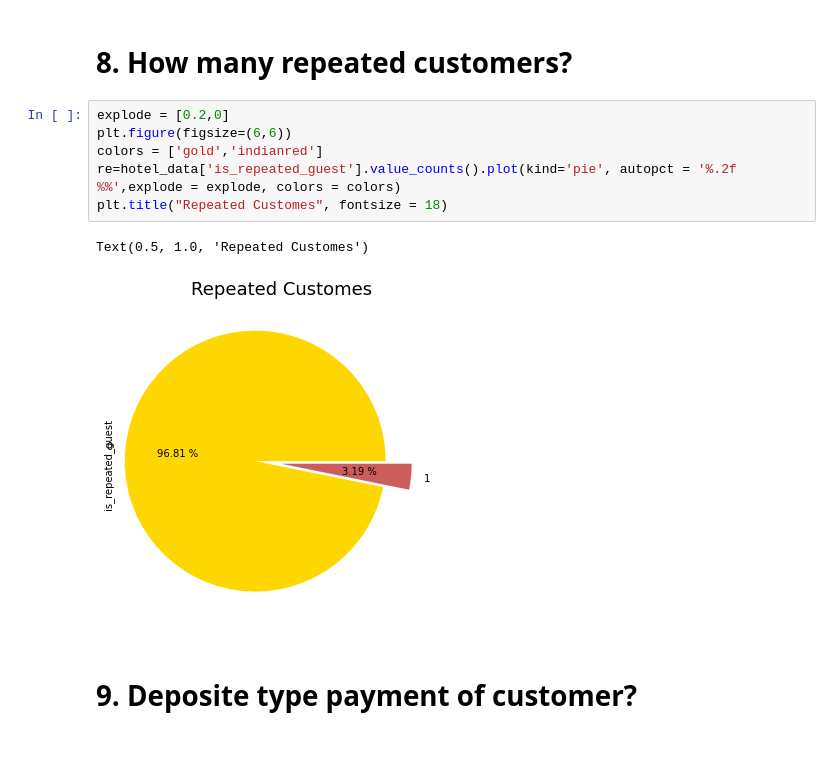
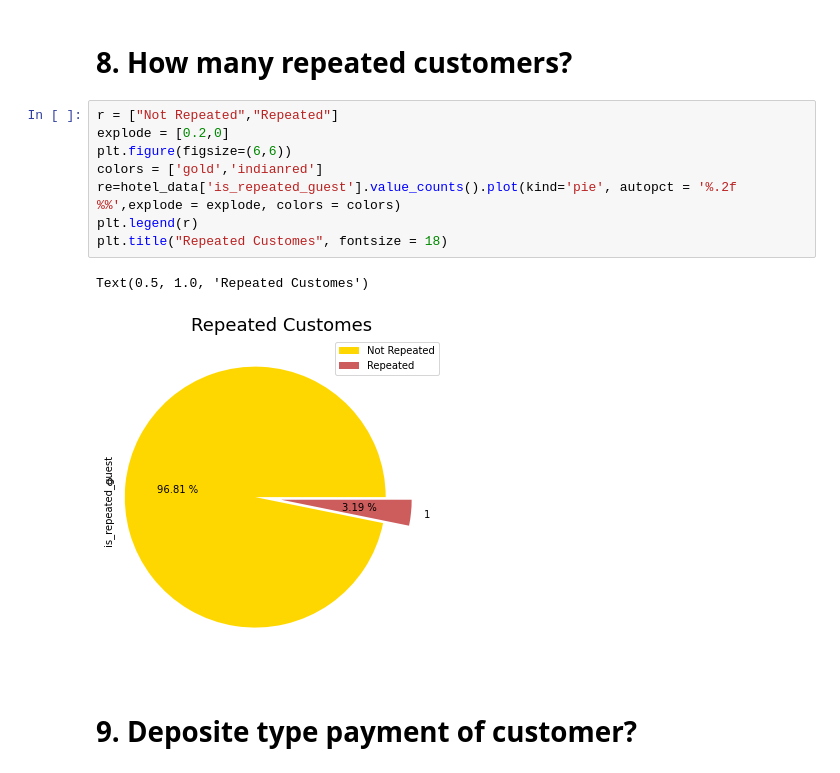
Before and after one commit to SharatKhote/Exploratory-Data-Analysis, a Jupyter notebook: Project_(Hotel_Bookins).ipynb, the cells around one changed output. Saved outputs shown, nothing was run; the diff lists cells and outputs as text.

```diff
--- a/Project_(Hotel_Bookins).ipynb
+++ b/Project_(Hotel_Bookins).ipynb
@@ -191,14 +192,16 @@ Text(0, 0.5, 'Booking Count')
 # %% [markdown]
 # 8. How many repeated customers?
 # %%
+r = ["Not Repeated","Repeated"]
 explode = [0.2,0]
 plt.figure(figsize=(6,6))
 colors = ['gold','indianred']
 re=hotel_data['is_repeated_guest'].value_counts().plot(kind='pie', autopct = '%.2f %%',explode = explode, colors = colors)
+plt.legend(r)
 plt.title("Repeated Customes", fontsize = 18)
 # %% [output]
 Text(0.5, 1.0, 'Repeated Customes')
-[figure, old version]
+[figure, new version]
 # %% [markdown]
 # 9. Deposite type payment of customer?
 # %%
```
Also changed, not shown: parts of 2 cells of this notebook.
